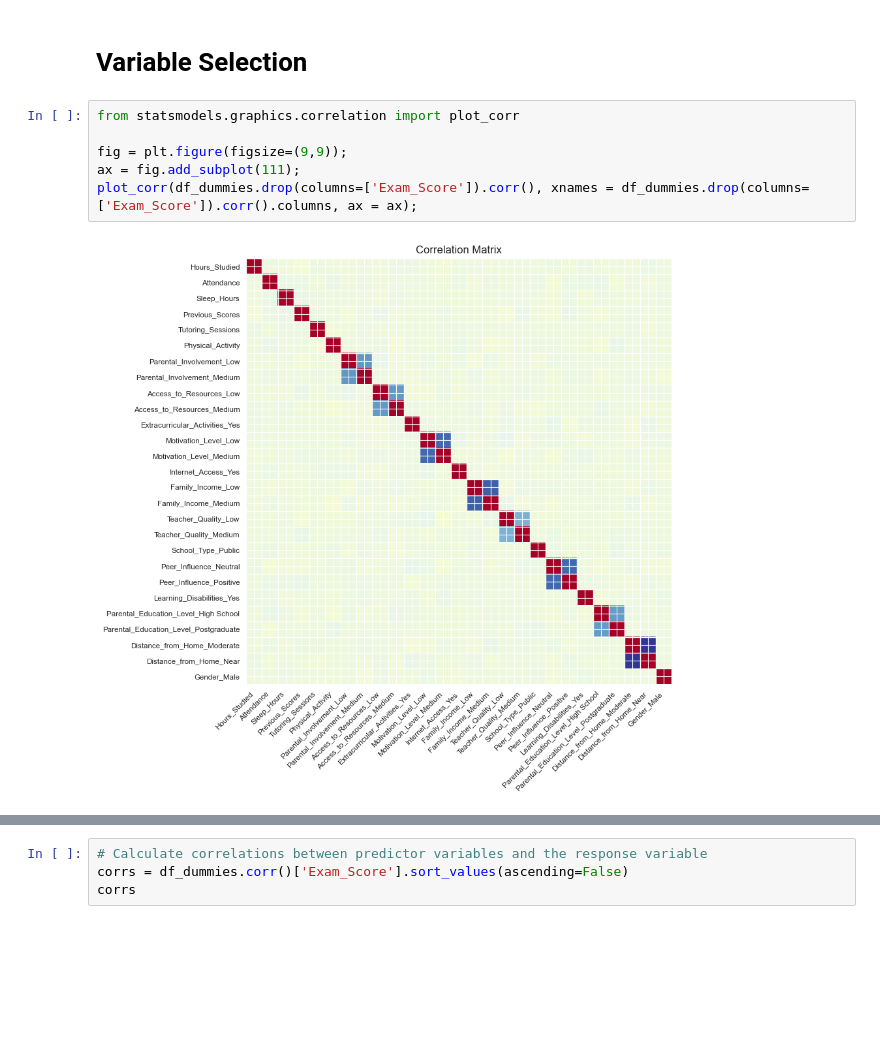
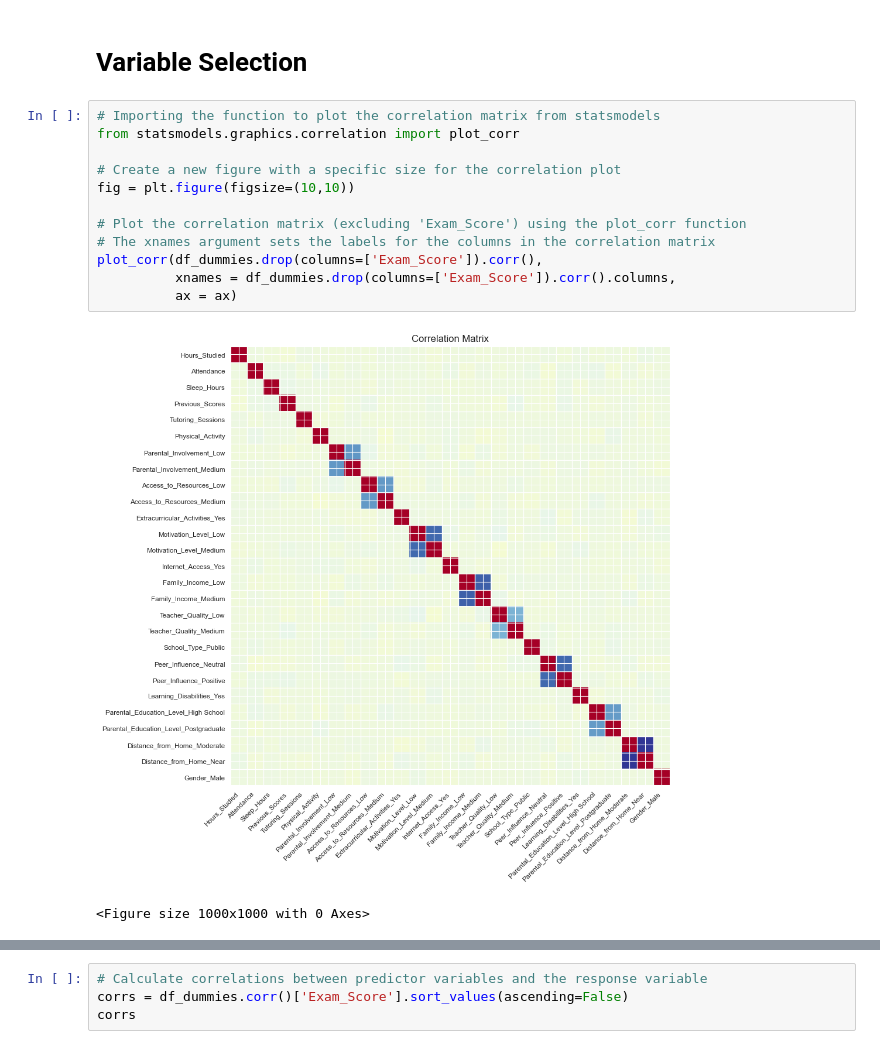
Before and after one commit to 02sagoe/Predicting-Student-Performance, a Jupyter notebook: main.ipynb, the cells around one changed output, grey strips where cells are left out. Drawn from its saved outputs; the diff is of its cells as text; blank space fills up the shorter version.

```diff
--- a/main.ipynb
+++ b/main.ipynb
@@ -322,11 +362,18 @@ model_metrics_df
 # %% [markdown]
 # Variable Selection
 # %%
+# Importing the function to plot the correlation matrix from statsmodels
 from statsmodels.graphics.correlation import plot_corr
 
-fig = plt.figure(figsize=(9,9));
-ax = fig.add_subplot(111);
-plot_corr(df_dummies.drop(columns=['Exam_Score']).corr(), xnames = df_dummies.drop(columns=['Exam_Score']).corr().columns, ax = ax);
+# Create a new figure with a specific size for the correlation plot
+fig = plt.figure(figsize=(10,10))
+
+# Plot the correlation matrix (excluding 'Exam_Score') using the plot_corr function
+# The xnames argument sets the labels for the columns in the correlation matrix
+plot_corr(df_dummies.drop(columns=['Exam_Score']).corr(),
+          xnames = df_dummies.drop(columns=['Exam_Score']).corr().columns,
+          ax = ax)
 # %% [output]
-[figure, old version]
+[figure, new version]
+<Figure size 1000x1000 with 0 Axes>
 # %%
```
Also changed, not shown: parts of 34 cells of this notebook.
